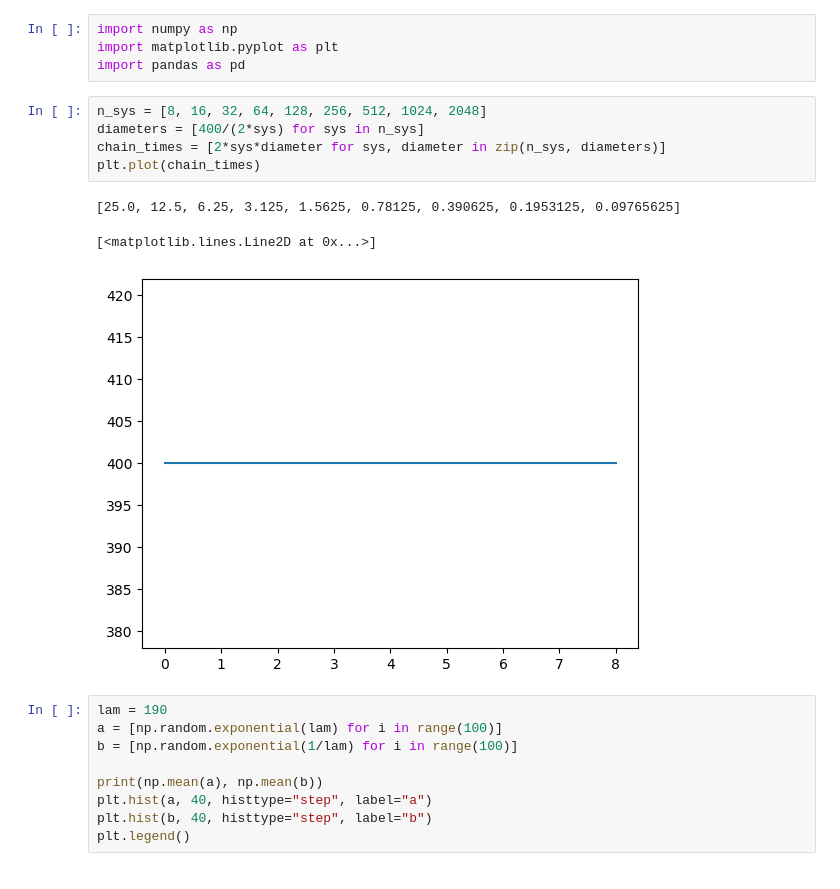
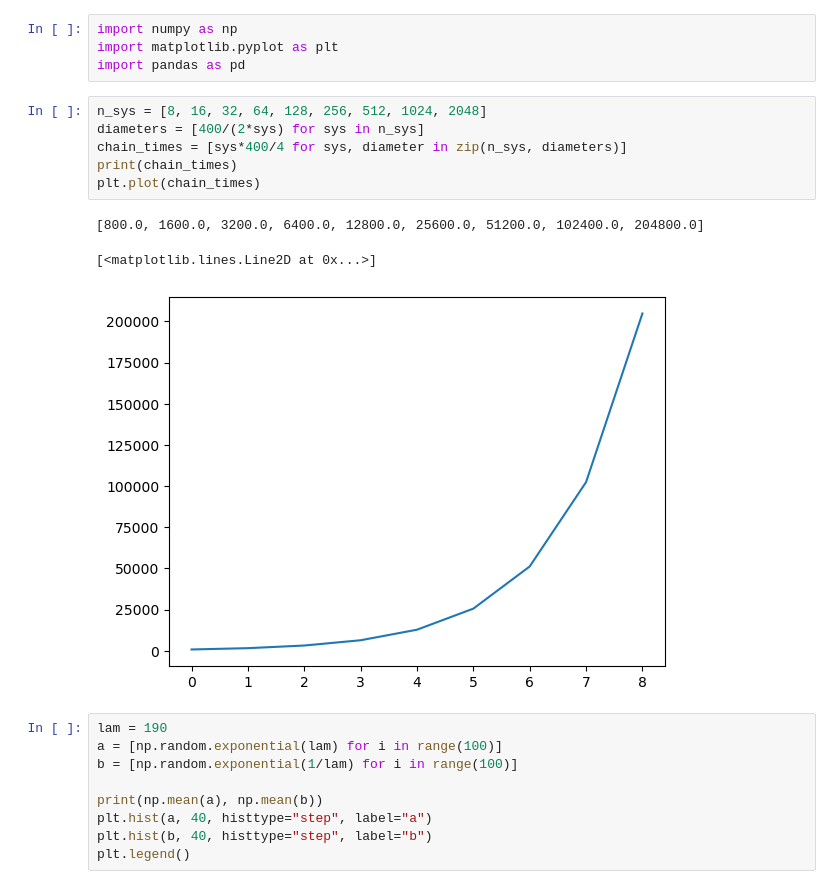
Before and after one commit to plumol/monte-carlo-simulations, a Jupyter notebook: post-analysis/mod_ff.ipynb, the cells around one changed output. Saved outputs shown, nothing was run; the diff lists cells and outputs as text.

```diff
--- a/post-analysis/mod_ff.ipynb
+++ b/post-analysis/mod_ff.ipynb
@@ -5,12 +5,13 @@ import pandas as pd
 # %%
 n_sys = [8, 16, 32, 64, 128, 256, 512, 1024, 2048]
 diameters = [400/(2*sys) for sys in n_sys]
-chain_times = [2*sys*diameter for sys, diameter in zip(n_sys, diameters)]
+chain_times = [sys*400/4 for sys, diameter in zip(n_sys, diameters)]
+print(chain_times)
 plt.plot(chain_times)
 # %% [output]
-[25.0, 12.5, 6.25, 3.125, 1.5625, 0.78125, 0.390625, 0.1953125, 0.09765625]
+[800.0, 1600.0, 3200.0, 6400.0, 12800.0, 25600.0, 51200.0, 102400.0, 204800.0]
 [<matplotlib.lines.Line2D at 0x...>]
-[figure, old version]
+[figure, new version]
 # %%
 lam = 190
 a = [np.random.exponential(lam) for i in range(100)]
```
Also changed, not shown: 3 other files.
